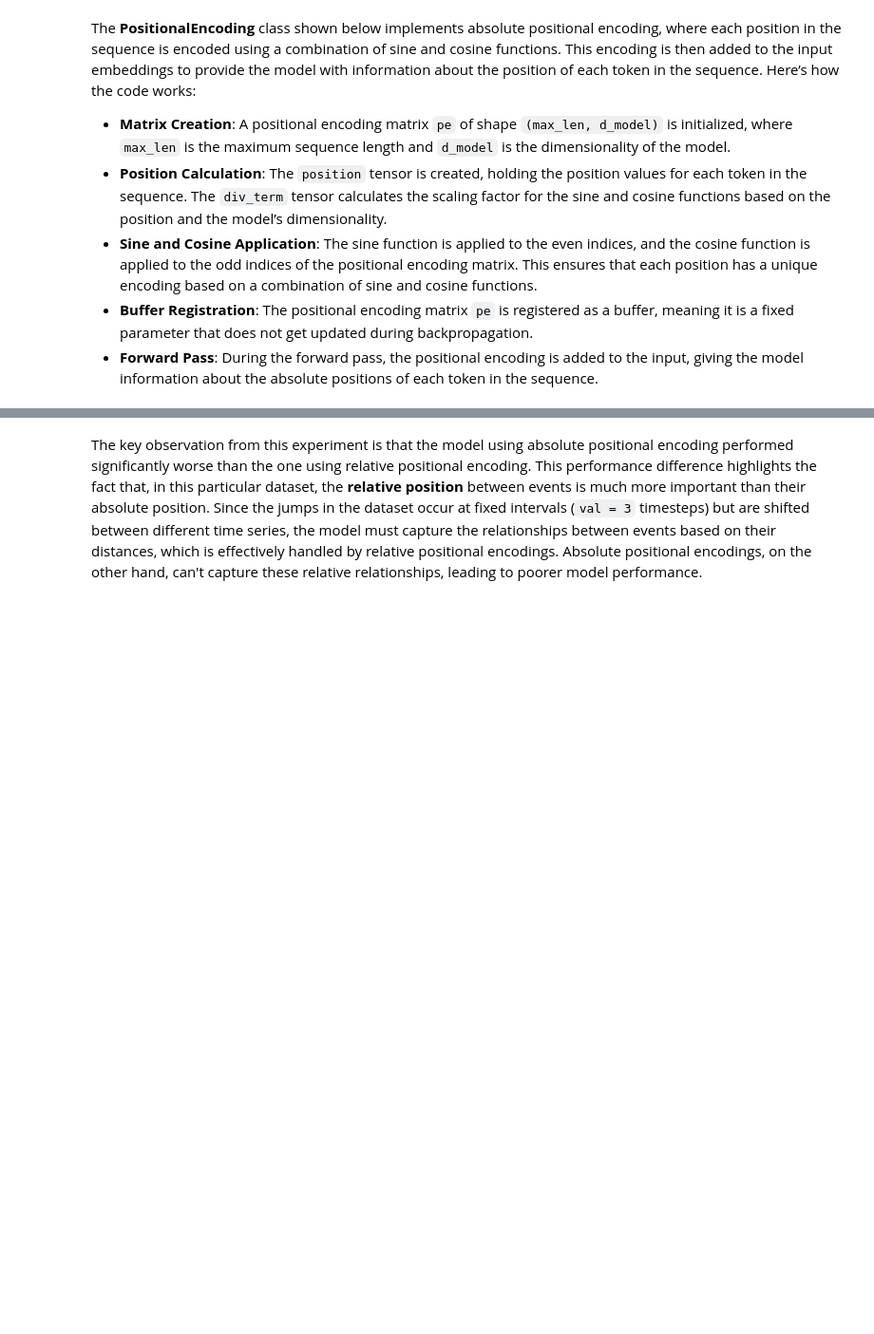
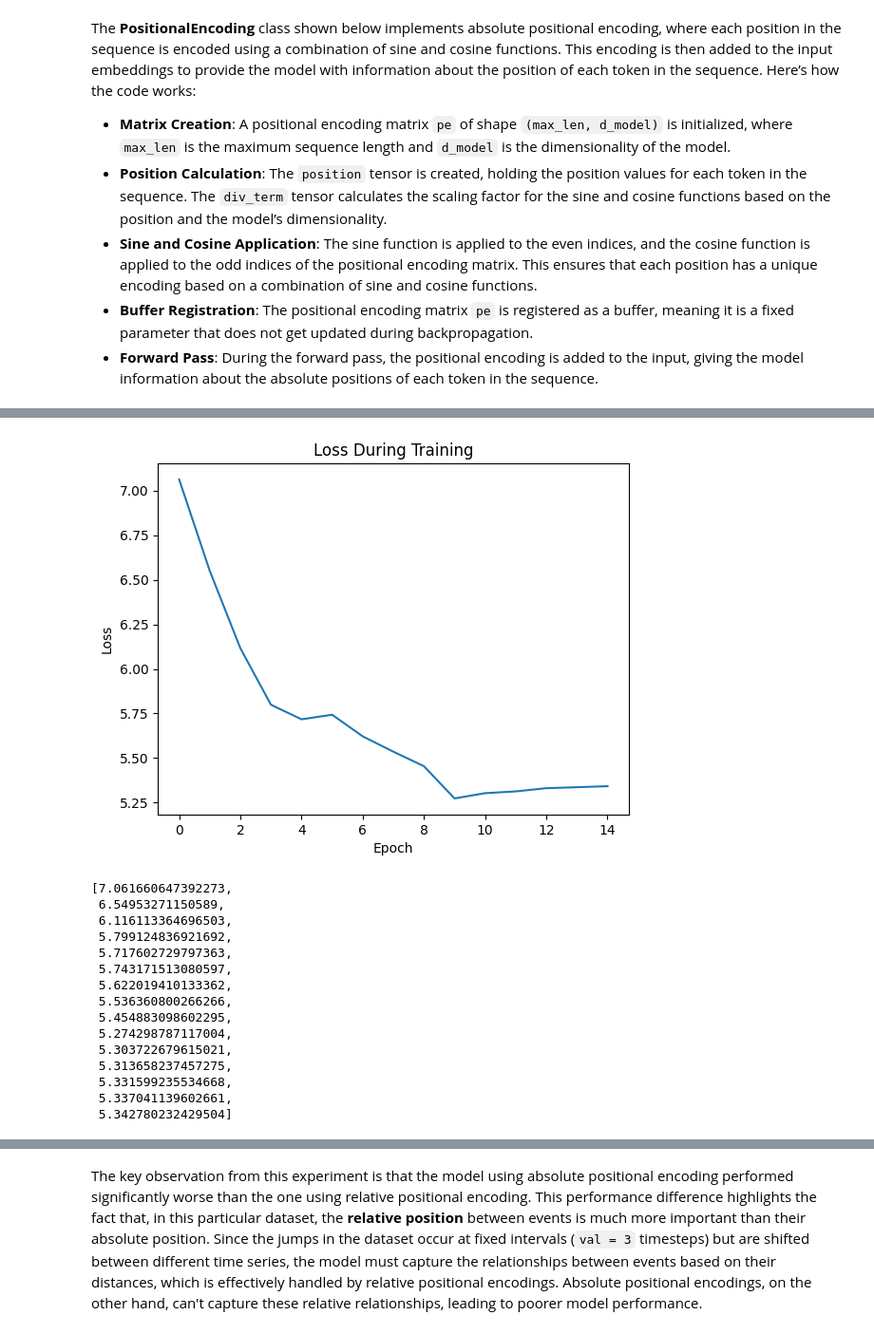
Before and after one commit to leilaalizadeh/LLM, a Jupyter notebook: lab02/text-02-attention.ipynb, the cells around one changed output, grey strips where cells are left out. Shown at 95% size. Drawn from its saved outputs; the diff is of its cells as text; code cells hidden in the pictures; blank space fills up the shorter version.

```diff
--- a/lab02/text-02-attention.ipynb
+++ b/lab02/text-02-attention.ipynb
@@ -597,10 +667,12 @@ class PositionalEncoding(nn.Module):
         return x + self.pe[:x.size(0), :].repeat(1,x.shape[1],1)
 # %%
 # TODO: Initialize the Transformer model with the PositionalEncoding class
-model = ...
+model = Transformer(input_size, d_model, dim_feedforward, num_layers, seq_len, PositionalEncoding)
 
 # TODO: Instantiate the criterion (MSE loss) and the optimizer (Adam) with a learning rate of 0.0005
-criterion = ...
-optimizer = ...
+criterion = nn.MSELoss()
+optimizer = optim.Adam(model.parameters(), lr=0.0005)
 
 # TODO: Train the model
+train_model(model,dataloader,criterion,optimizer,num_epochs = num_epochs)
+# %% [output]
@@ -607,3 +694,19 @@ optimizer = ...
+[figure, added]
+[7.061660647392273,
+ 6.54953271150589,
+ 6.116113364696503,
+ 5.799124836921692,
+ 5.717602729797363,
+ 5.743171513080597,
+ 5.622019410133362,
+ 5.536360800266266,
+ 5.454883098602295,
+ 5.274298787117004,
+ 5.303722679615021,
+ 5.313658237457275,
+ 5.331599235534668,
+ 5.337041139602661,
+ 5.342780232429504]
 # %%
 import matplotlib.pyplot as plt
 import numpy as np
```
Also changed, not shown: parts of 5 cells of this notebook.
